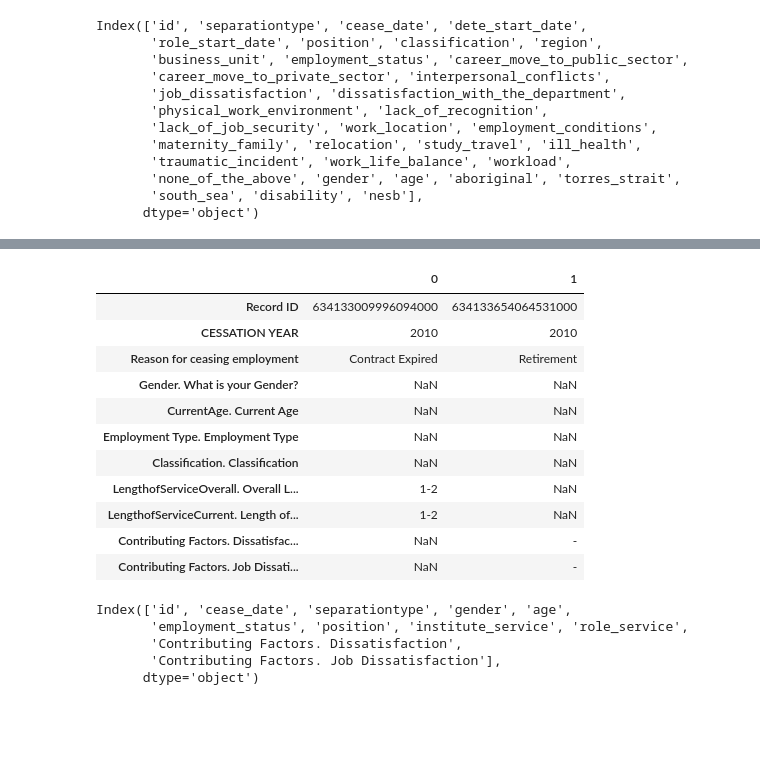
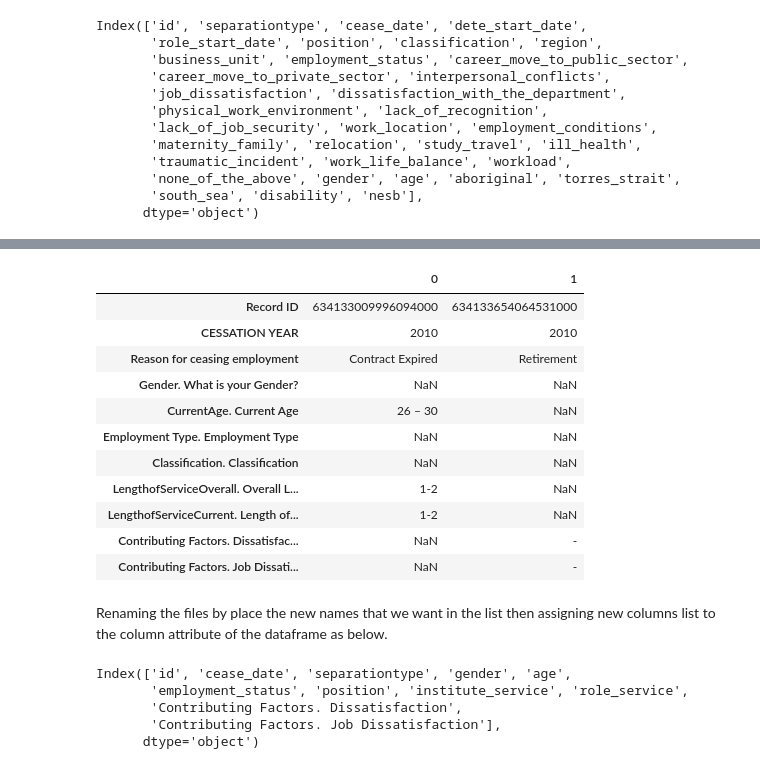
Before and after one commit to Mattobad/Data-Analysis, a Jupyter notebook: Clean-and-Analyze-Employee-Exit-Surveys.ipynb, the cells around one changed output, grey strips where cells are left out. Drawn from its saved outputs; the diff is of its cells as text; code cells hidden in the pictures; blank space fills up the shorter version.

```diff
--- a/Clean-and-Analyze-Employee-Exit-Surveys.ipynb
+++ b/Clean-and-Analyze-Employee-Exit-Surveys.ipynb
@@ -257,36 +266,38 @@ Index(['Record ID', 'Institute', 'WorkArea', 'CESSATION YEAR',
 # %%
 import warnings
 
 warnings.filterwarnings('ignore')
 
 # we're only considering following columns for our analysis
 cols = ['Record ID','CESSATION YEAR','Reason for ceasing employment',
-        'Gender.     What is your Gender?','CurrentAge.     Current Age',
+        'Gender.     What is your Gender?','CurrentAge. \xa0\xa0\xa0\xa0Current Age',
         'Employment Type.     Employment Type',
 'Classification.     Classification',
 'LengthofServiceOverall. Overall Length of Service at Institute (in years)',
 
 'LengthofServiceCurrent. Length of Service at current workplace (in years)',
 
 'Contributing Factors. Dissatisfaction',
        'Contributing Factors. Job Dissatisfaction'
 ]
 
 tafe_survey_updated = tafe_survey.loc[:,cols]
 tafe_survey_updated.head(2).T
 # %% [output]
 |  | 0 | 1 |
 | Record ID | 634133009996094000 | 634133654064531000 |
 | CESSATION YEAR | 2010 | 2010 |
 | Reason for ceasing employment | Contract Expired | Retirement |
 | Gender. What is your Gender? | NaN | NaN |
-| CurrentAge. Current Age | NaN | NaN |
+| CurrentAge. Current Age | 26 – 30 | NaN |
 | Employment Type. Employment Type | NaN | NaN |
 | Classification. Classification | NaN | NaN |
 | LengthofServiceOverall. Overall L... | 1-2 | NaN |
 | LengthofServiceCurrent. Length of... | 1-2 | NaN |
 | Contributing Factors. Dissatisfac... | NaN | - |
 | Contributing Factors. Job Dissati... | NaN | - |
+# %% [markdown]
+Renaming the files by place the new names that we want in the list then assigning new columns list to the column attribute of the dataframe as below.
 # %%
 rename_cols = ['id','cease_date','separationtype','gender','age',
               'employment_status','position','institute_service',
```
Also changed, not shown: parts of 56 cells of this notebook.
